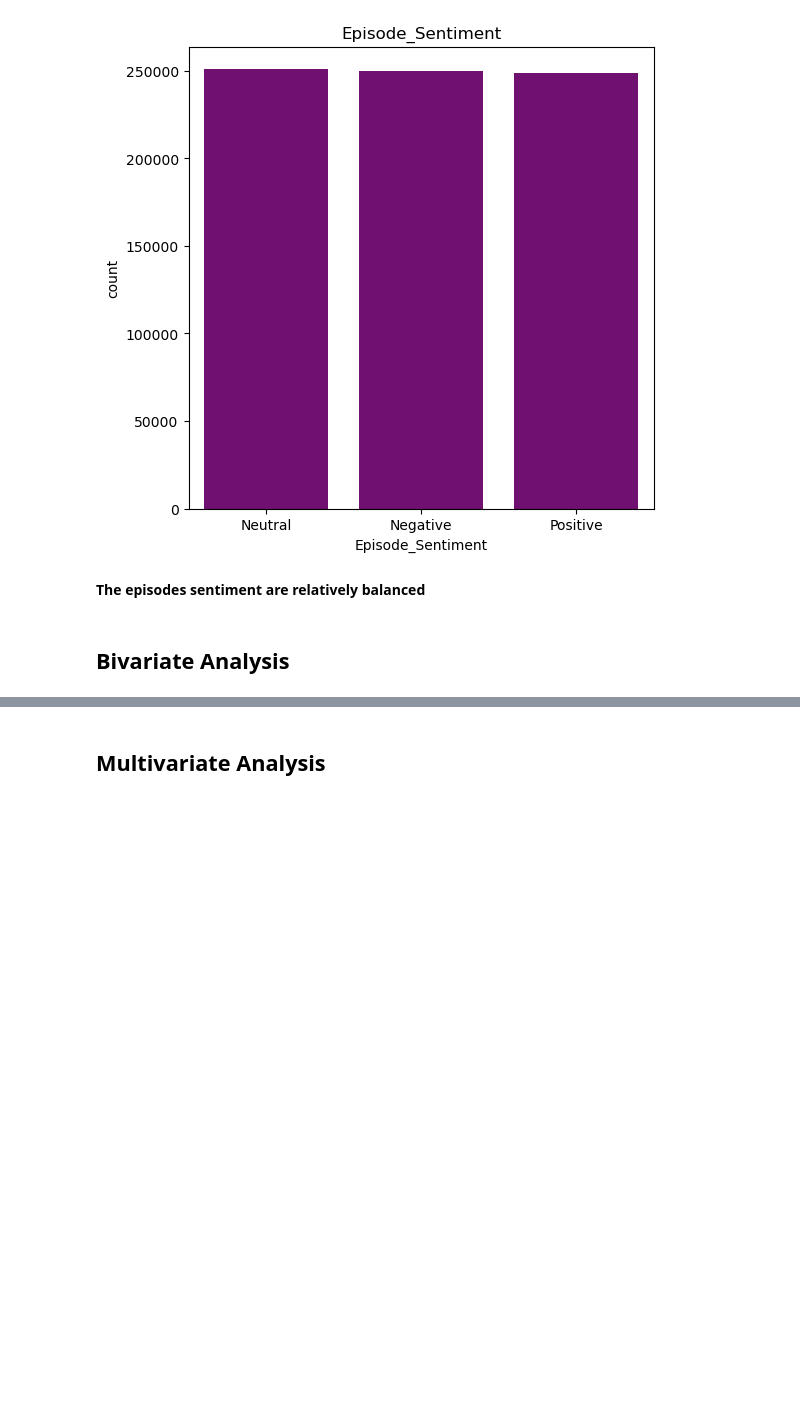
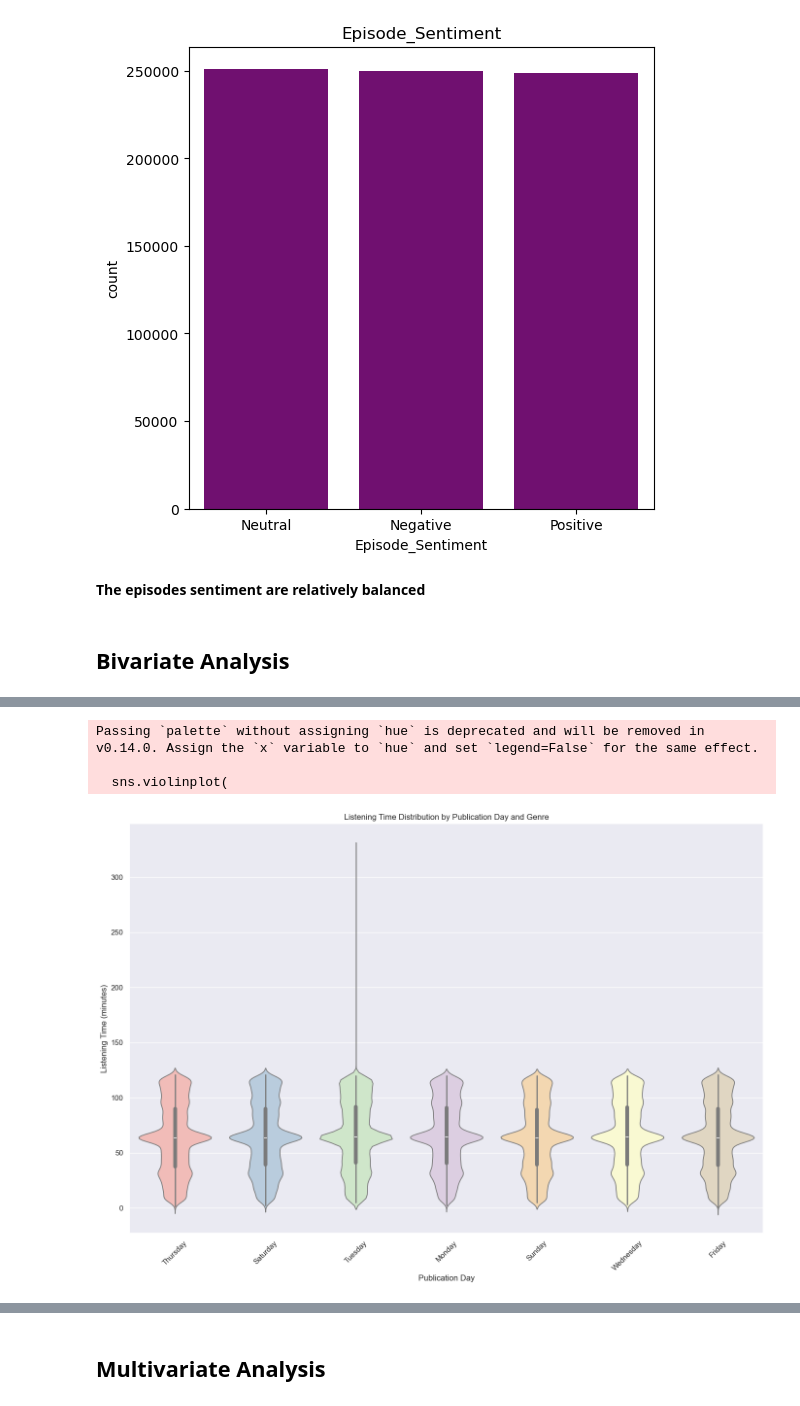
Before and after one commit to MaimunaBawa/Predict-Podcast-Listening-Time, a Jupyter notebook: Code/EDA-1.ipynb, the cells around one changed output, grey strips where cells are left out. Drawn from its saved outputs; the diff is of its cells as text; code cells hidden in the pictures; blank space fills up the shorter version.

```diff
--- a/Code/EDA-1.ipynb
+++ b/Code/EDA-1.ipynb
@@ -300 +310,25 @@ Text(0, 0.5, 'Listening Time (minutes)')
+# %%
+sns.set_theme(style="darkgrid")
+
+# Grouped violin plot: Listening Time by Day, split by Genre
+plt.figure(figsize=(14,10))
+sns.violinplot(
+    x="Publication_Day",
+    y="Episode_Length_minutes",
+    data=df,
+    palette="Pastel1",
+    split=False  # change to True if you want overlapping sides
+)
+
+plt.title("Listening Time Distribution by Publication Day and Genre")
+plt.xlabel("Publication Day")
+plt.ylabel("Listening Time (minutes)")
+plt.xticks(rotation=45)
+plt.tight_layout()
+plt.show()
+# %% [output]
+Passing `palette` without assigning `hue` is deprecated and will be removed in v0.14.0. Assign the `x` variable to `hue` and set `legend=False` for the same effect.
+
+  sns.violinplot(
+[figure, added]
 # %%
```
Also changed, not shown: parts of 8 cells of this notebook.
